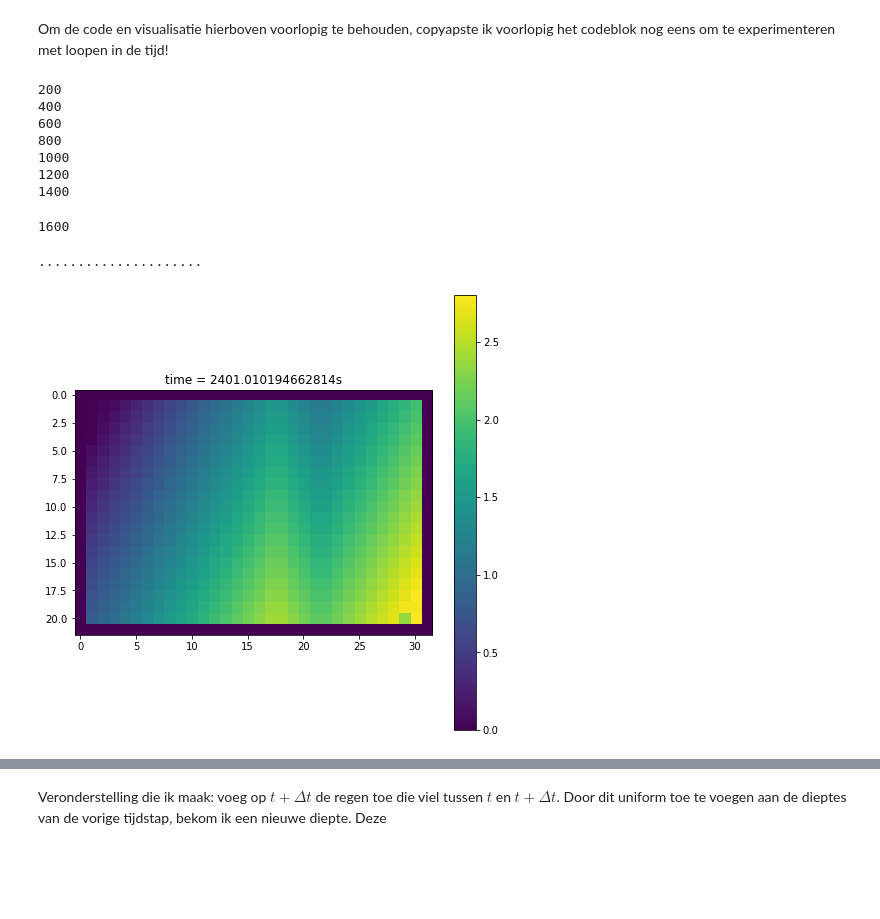
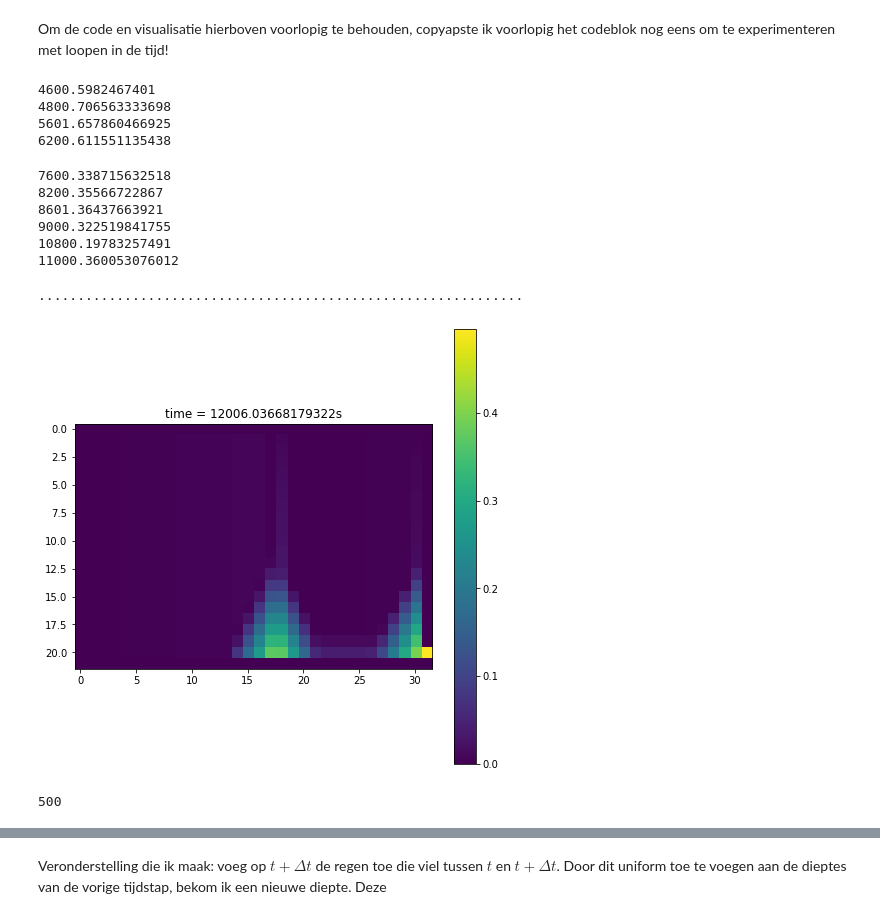
Before and after one commit to olivierbonte/Project_Spatio_Temporele_2, a Jupyter notebook: main_notebook.ipynb, the cells around one changed output, grey strips where cells are left out. Cells and saved outputs as stored; diff of their text form; code cells hidden in the pictures; blank space fills up the shorter version.

Commit message:
Olivier zondagochtend code en animaties

```diff
--- a/main_notebook.ipynb
+++ b/main_notebook.ipynb
@@ -218,10 +218,13 @@ def maak_gif(frames, filename = None):
     print("Gif opgeslaan als "+filename)
 # %%
 depths_imag = np.zeros((ny+2,nx+2))
-fluxes_imag = np.zeros((4,ny+2,nx+2)) #elke cell krijgt maximaal 4 verschillende fluxes binnen
+fluxes_imag = np.zeros((5,ny+2,nx+2)) #elke cell krijgt maximaal 4 verschillende fluxes binnen
 
 #initiele conservatieve initisalisatie!
-deltat = 10 #[s].   #neem dus gewoon deze vaste tijdstap
+deltat = 20 #[s].   #neem dus gewoon deze vaste tijdstap.
+#alle no outflow gifs werden op deltat = 20s berekend!
+#werd voor de central_neg_flux gifs op 10s gezet
+
 vmax_CFL = deltax/deltat
 #dit laat maximale snelheid van 10 m/s of dus 36 km/u toe (lijkt me ruim genomen)
 #voeg regen toe a.h.v
@@ -235,11 +238,17 @@ t_list = []
 t = deltat #initialiseer de tijd
 t_list.append(t)
 depths_list.append(depths_imag)
-theta = 0.7 #de relaxatie parameter
-tend = 40*60  #start met animatie van één uur
+theta = 0.7 #de relaxatie parameter. puur voor experimetn eens op 1 zetten
+tend = 200*60  #start met animatie van één uur
 
-#met deze diepte gekend, kan de echte maximale snelheid worden bepaald voor de volgende tijdstap
+#start op zeer grote deltat en laat dan aanpassen binnen de correctielus!
+deltat = 1000
+vmax_CFL = deltax/deltat #deze zal dus zeer klein zijn nu, omdat deltat zo grott
+
 n = 0.01 #cte manningscoefficient
+Acell = deltax*deltay
+
+#SKIP
 #S = slopex #gebruik altijd deze maximale slope om de snelheid te bepalen via formule van manning
 #mag hier gebruikt worden omdat toch uniforme laag
 #v_mannings = 1/n*depths_imag**(2/3)*S**(1/2)
@@ -247,14 +256,15 @@ n = 0.01 #cte manningscoefficient
 #v_criticals = np.sqrt(depths_imag*g)
 #vs = np.minimum(v_mannings, v_criticals) # (6) paper
 #vmax = np.max(vs) #te gebruiken doorheen grid
-#Acell = deltax*deltay
+#EINDE SKIP
+
 from flux_calculation_NH_exp import OutfluxNH
 #begin van itereren voer de verschillende cellen
 depths_imag_new = np.copy(depths_imag)
 
 deltatnews = []
 while t <= tend:
-    fluxes_imag = np.zeros((4,ny+2,nx+2))
+    fluxes_imag = np.zeros((5,ny+2,nx+2))
     for j in np.arange(1,ny+1):
         for i in np.arange(1,nx+1):
              #hierbij conventie volgend van Figuur 1 in onze paper
@@ -281,16 +291,19 @@ while t <= tend:
             # -buur 5 krijft flux [2] in de 3e dimensie
             # -buur 2 krijgt flux [3] in de 3e dimensie
             F1,F2,F4,F5 = Ftot
+            F3 = -F1-F2-F4-F5
             #if any(Ftot < 0):
             #    raise Exception('Negatieve flux!')
             fluxes_imag[0,j-1,i] = F4
             fluxes_imag[1,j,i+1] = F1
             fluxes_imag[2,j,i-1] = F5
             fluxes_imag[3,j+1,i] = F2
-    #tijd updaten
+            fluxes_imag[4,j,i] = F3
+    #tijd updaten: neem minimales tijdstapes uit de deltatnews!
     deltat = np.min(np.array(deltatnews))
+    vmax_CFL = deltax/deltat #belang van deze up te daten!
     t = t + deltat
-    if t % 200 < 1:
+    if t % 200 < 3:
         print(t)
     t_list.append(t)
     #states updaten
@@ -298,55 +311,71 @@ while t <= tend:
     depths_imag = np.copy(depths_imag_new)
 
     #zorg ervoor dat de ene uitstroomcel weer leeg staat (lijkt me het meest logische, anders hier accumulatie)
-    depths_imag[-2,-1] = 0
+
+    #if depths_imag[-2,-1] <= deltax*slopex:
+    #    depths_imag[-2,-1] = 0
+    #elif depths_imag[-2,-1] > deltax*slopex:
+    #    depths_imag[-2,-1] = depths_imag[-2,-1] - deltax*slopex
+
+    #OG was:
+    #depths_imag[-2,-1] = 0
+
+    #nu dus eens proberen ZONDER deze uitflow cel aan te passen!
     depths_list.append(depths_imag)
-
+    #tekst: "flow into these imaginary cells were disregarded"
     #updaten van maximale snelheden
     #gebruik de dieptes en watersurface elevation bekomen op dit punt om delta t te bepalen!
     #voeg regen toe die viel in de vorige delta t aan tijdstap
     if t < 60*60:  #regen in het 1e uur
         depths_imag[1:-1,1:-1] = depths_imag[1:-1,1:-1] + in_rain*deltat
 # %% [output]
-200
-400
-600
-800
-1000
-1200
-1400
+4600.5982467401
+4800.706563333698
+5601.657860466925
+6200.611551135438
-1600
+7600.338715632518
+8200.35566722867
+8601.36437663921
+9000.322519841755
+10800.19783257491
+11000.360053076012
 # %%
 #snapshots = [ np.random.rand(5,5) for _ in range( nSeconds * fps ) ]
-fps = 20
+fps = 10
 #nSeconds = 5
 # First set up the figure, the axis, and the plot element we want to animate
 #fig = plt.figure( figsize=(8,8) )
 fig, ax = plt.subplots(figsize = (8,8))
 a = depths_list[0]
-im = plt.imshow(a, interpolation='none', vmin=0, vmax=np.max(depths_list[:]))
+im = plt.imshow(a, interpolation='none', vmin=0, vmax=np.max(depths_list[:])) #cmap = 'Greys'
 plt.colorbar(im)
 
 
 def animate_func(i):
     if i % fps == 0:
         print( '.', end ='' )
 
     im.set_array(depths_list[i])
     ax.set_title('time = '+str(t_list[i]) + 's')
 
     return [im]
 
 anim = animation.FuncAnimation(fig, animate_func, frames = len(depths_list), interval = 1000 / fps) # in ms)
-anim.save('test_slope_nieuw.gif', writer= 'pillow', fps=fps)# extra_args=['-vcodec', 'libx264'])
+anim.save('deltat1000start.gif', writer= 'pillow', fps=fps)# extra_args=['-vcodec', 'libx264'])
 #video = anim.to_html5_video()
 # embedding for the video
 #html = display.HTML(video)
 
 # draw the animation
 #display.display(html)
 # %% [output]
-.....................
+..............................................................
-[figure, old version]
+[figure, new version]
+# %%
+print(deltat)
+print(t_list)
+# %% [output]
+500
 # %%
 def gif_maken_bis(layers, tijdstappen, fps, naam_file):
     fig, ax = plt.subplots(figsize = (8,8))
```
Also changed, not shown: parts of 3 cells of this notebook, 18 other files.
